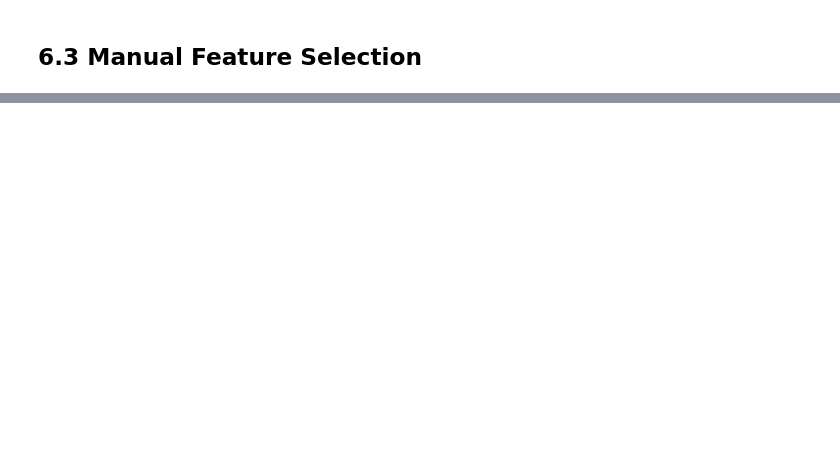
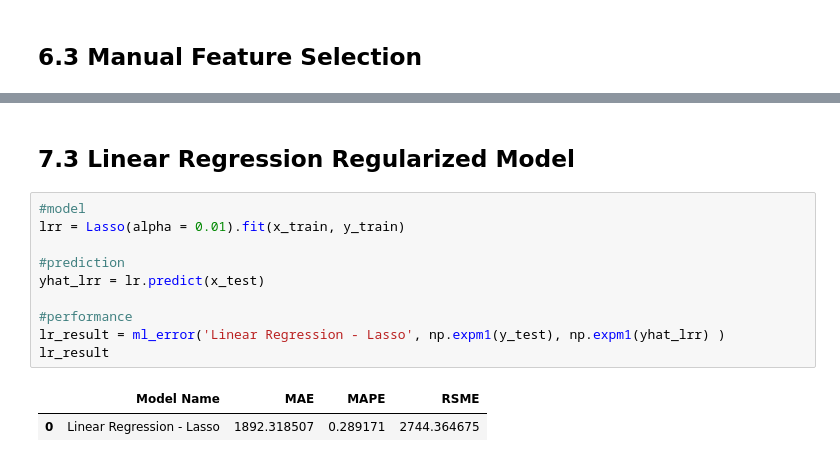
Before and after one commit to pauloandrade1985/Ds-Em-Producao, a Jupyter notebook: Aula_05_Ds_Em_Producao.ipynb, the cells around one changed output, grey strips where cells are left out. Saved outputs shown, nothing was run; the diff lists cells and outputs as text; blank space fills up the shorter version.

```diff
--- a/Aula_05_Ds_Em_Producao.ipynb
+++ b/Aula_05_Ds_Em_Producao.ipynb
@@ -988,0 +1021,15 @@ cols_selected_boruta
+# %% [markdown]
+## 7.3 Linear Regression Regularized Model
+# %%
+#model
+lrr = Lasso(alpha = 0.01).fit(x_train, y_train)
+
+#prediction
+yhat_lrr = lr.predict(x_test)
+
+#performance
+lr_result = ml_error('Linear Regression - Lasso', np.expm1(y_test), np.expm1(yhat_lrr) )
+lr_result
+# %% [output]
+|  | Model Name | MAE | MAPE | RSME |
+| 0 | Linear Regression - Lasso | 1892.318507 | 0.289171 | 2744.364675 |
```
Also changed, not shown: parts of 12 cells of this notebook.
